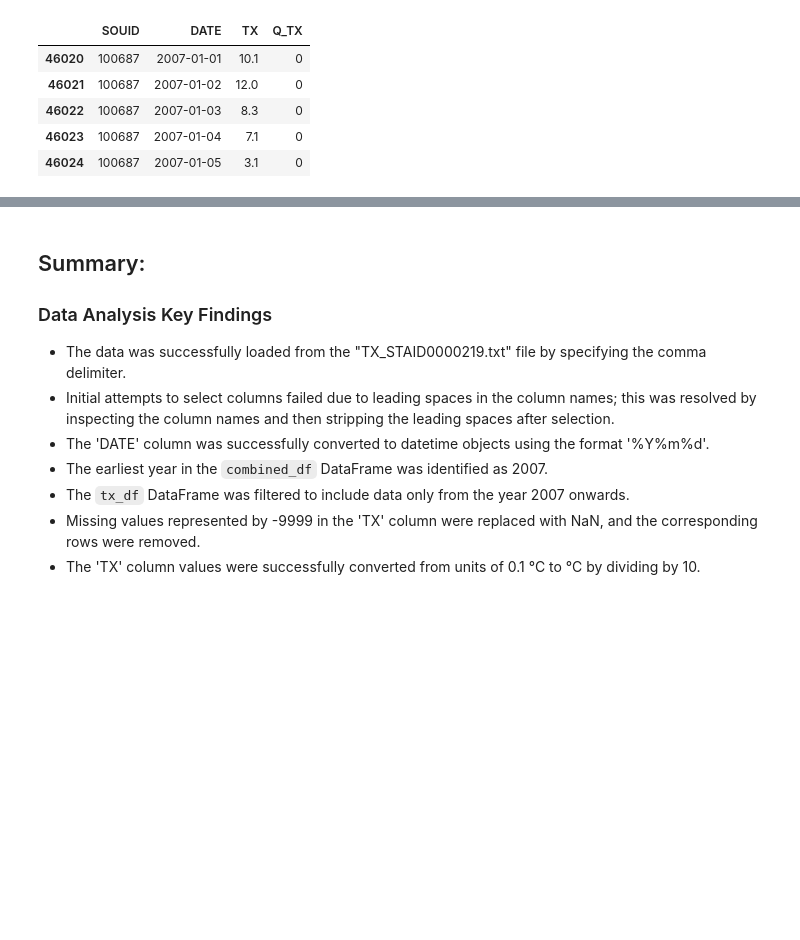
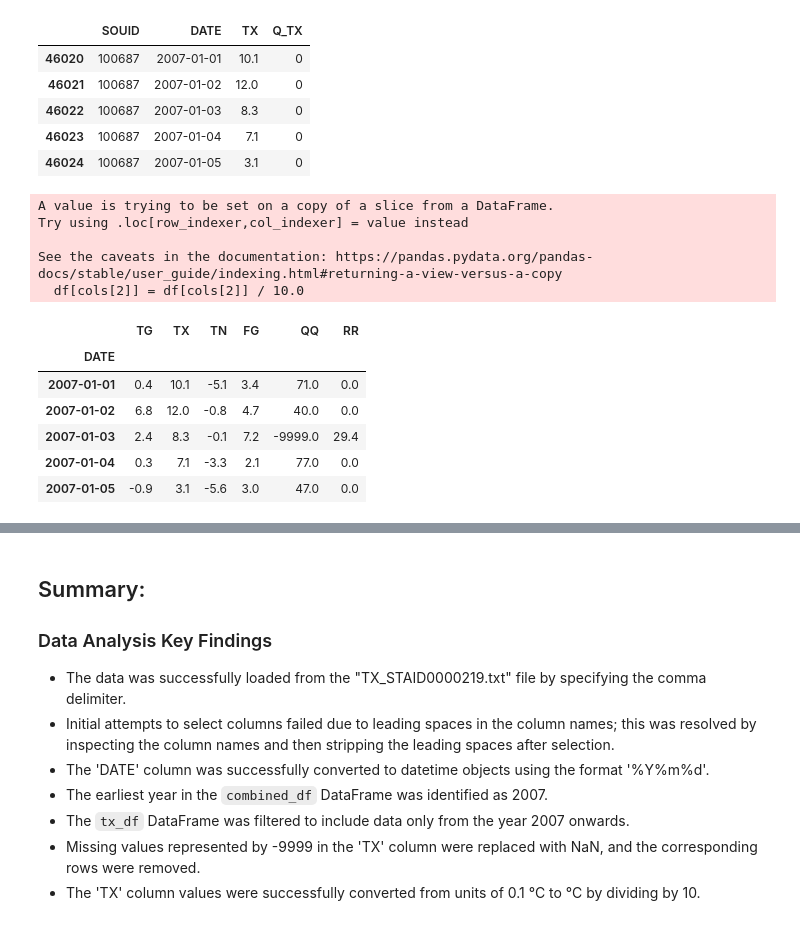
Before and after one commit to remussamoila/Electricity_forecast_for_prosumers, a Jupyter notebook: notebooks/01_data_cleaning.ipynb, the cells around one changed output, grey strips where cells are left out. Cells and saved outputs as stored; diff of their text form; code cells hidden in the pictures; blank space fills up the shorter version.

```diff
--- a/notebooks/01_data_cleaning.ipynb
+++ b/notebooks/01_data_cleaning.ipynb
@@ -435,3 +433,57 @@ See the caveats in the documentation: https://pandas.pydata.org/pandas-docs/stab
 | 46022 | 100687 | 2007-01-03 | 8.3 | 0 |
 | 46023 | 100687 | 2007-01-04 | 7.1 | 0 |
 | 46024 | 100687 | 2007-01-05 | 3.1 | 0 |
+# %%
+import pandas as pd
+from functools import reduce
+
+folder = "drive/MyDrive/ECA"
+weather_vars = {
+    "TG": ["SOUID", "DATE", "TG", "Q_TG"],
+    "TX": ["SOUID", "DATE", "TX", "Q_TX"],
+    "TN": ["SOUID", "DATE", "TN", "Q_TN"],
+    "FG": ["SOUID", "DATE", "FG", "Q_FG"],
+    "QQ": ["SOUID", "DATE", "QQ", "Q_QQ"],
+    "RR": ["SOUID", "DATE", "RR", "Q_RR"]
+}
+
+weather_dfs = []
+
+for prefix, cols in weather_vars.items():
+    filepath = f"{folder}/{prefix}_STAID000219.txt"
+    try:
+        df = pd.read_csv(filepath, skiprows=20, sep=",", names=cols, engine="python")
+        df = df[df["DATE"].astype(str).str.match(r"^\d{8}$")]  # keep only valid date rows
+        df["DATE"] = pd.to_datetime(df["DATE"], format="%Y%m%d")
+        df = df[["DATE", cols[2]]]
+        if cols[2] in ["TG", "TX", "TN", "FG", "RR"]:
+            df[cols[2]] = df[cols[2]] / 10.0
+        weather_dfs.append(df.set_index("DATE"))
+    except Exception as e:
+        print(f"❌ Error reading {filepath}: {e}")
+
+# Merge all valid weather DataFrames
+df_weather = reduce(lambda left, right: pd.merge(left, right, left_index=True, right_index=True, how="outer"), weather_dfs)
+df_weather.sort_index().tail()
+
+# Keep only weather data from 2007 to 2025
+df_weather = df_weather.loc["2007-01-01":"2025-12-31"]
+
+# Optional: drop rows with any missing values
+df_weather = df_weather.dropna()
+
+# Preview final result
+df_weather.head()
+# %% [output]
+A value is trying to be set on a copy of a slice from a DataFrame.
+Try using .loc[row_indexer,col_indexer] = value instead
+
+See the caveats in the documentation: https://pandas.pydata.org/pandas-docs/stable/user_guide/indexing.html#returning-a-view-versus-a-copy
+  df[cols[2]] = df[cols[2]] / 10.0
+|  | TG | TX | TN | FG | QQ | RR |
+| DATE |  |  |  |  |  |  |
+| 2007-01-01 | 0.4 | 10.1 | -5.1 | 3.4 | 71.0 | 0.0 |
+| 2007-01-02 | 6.8 | 12.0 | -0.8 | 4.7 | 40.0 | 0.0 |
+| 2007-01-03 | 2.4 | 8.3 | -0.1 | 7.2 | -9999.0 | 29.4 |
+| 2007-01-04 | 0.3 | 7.1 | -3.3 | 2.1 | 77.0 | 0.0 |
+| 2007-01-05 | -0.9 | 3.1 | -5.6 | 3.0 | 47.0 | 0.0 |
```
Also changed, not shown: parts of 3 cells of this notebook.
